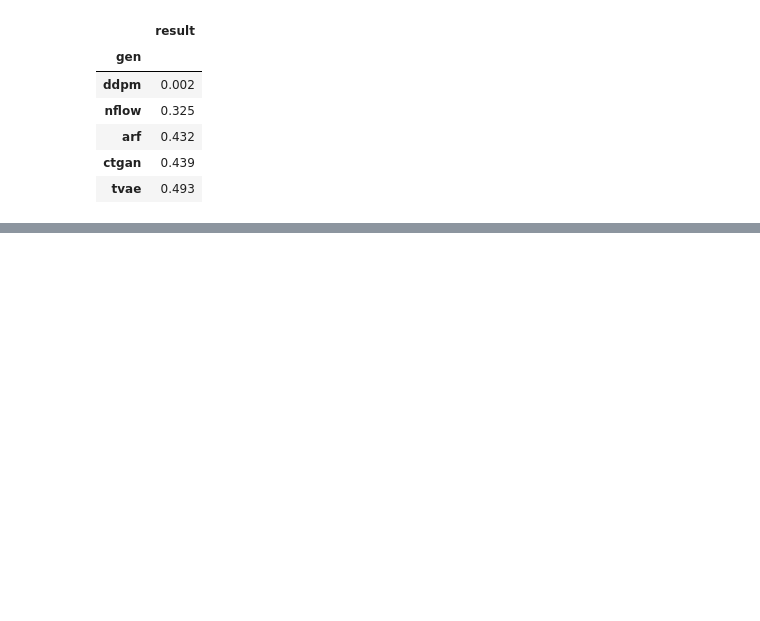
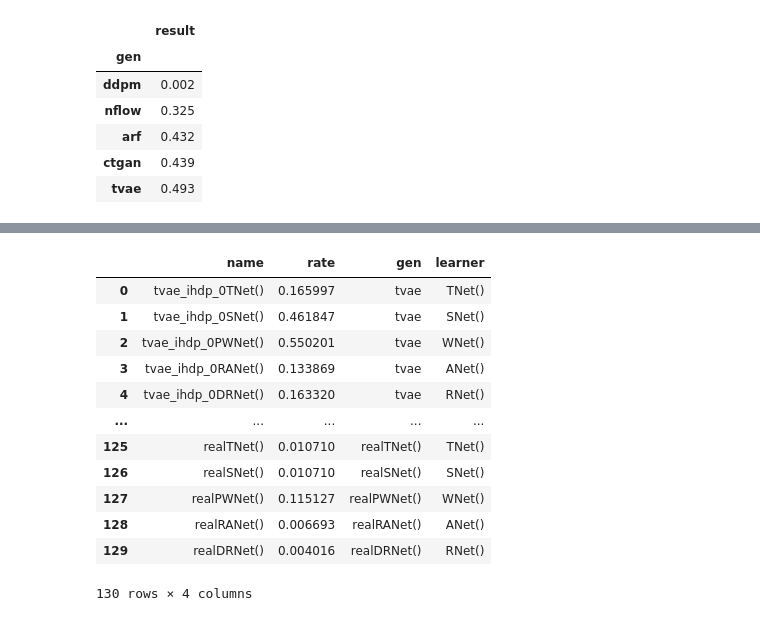
Before and after one commit to harrya32/causal_synthetic_data, a Jupyter notebook: Experiments/CATE results.ipynb, the cells around one changed output, grey strips where cells are left out. Drawn from its saved outputs; the diff is of its cells as text; code cells hidden in the pictures; blank space fills up the shorter version.

```diff
--- a/Experiments/CATE results.ipynb
+++ b/Experiments/CATE results.ipynb
@@ -177,3 +177,9 @@ round(acic_standard_metrics[acic_standard_metrics['metric']=='delta_coverage_bet
 | arf | 0.432 |
 | ctgan | 0.439 |
 | tvae | 0.493 |
+# %%
+ihdp_flip = pd.read_csv('ihdp_rate_of_flipping.csv', header =0, names = ['name', 'rate'])
+# %%
+ihdp_flip['gen'] = [i.split('_')[0] for i in ihdp_flip['name']]
+# %%
+ihdp_flip['learner'] = [i[-6:] for i in ihdp_flip['name']]
@@ -179,0 +207,16 @@ round(acic_standard_metrics[acic_standard_metrics['metric']=='delta_coverage_bet
+# %%
+ihdp_flip
+# %% [output]
+|  | name | rate | gen | learner |
+| 0 | tvae_ihdp_0TNet() | 0.165997 | tvae | TNet() |
+| 1 | tvae_ihdp_0SNet() | 0.461847 | tvae | SNet() |
+| 2 | tvae_ihdp_0PWNet() | 0.550201 | tvae | WNet() |
+| 3 | tvae_ihdp_0RANet() | 0.133869 | tvae | ANet() |
+| 4 | tvae_ihdp_0DRNet() | 0.163320 | tvae | RNet() |
+| ... | ... | ... | ... | ... |
+| 125 | realTNet() | 0.010710 | realTNet() | TNet() |
+| 126 | realSNet() | 0.010710 | realSNet() | SNet() |
+| 127 | realPWNet() | 0.115127 | realPWNet() | WNet() |
+| 128 | realRANet() | 0.006693 | realRANet() | ANet() |
+| 129 | realDRNet() | 0.004016 | realDRNet() | RNet() |
+130 rows × 4 columns
```
Also changed, not shown: parts of 1 cell of this notebook, 2 other files.
